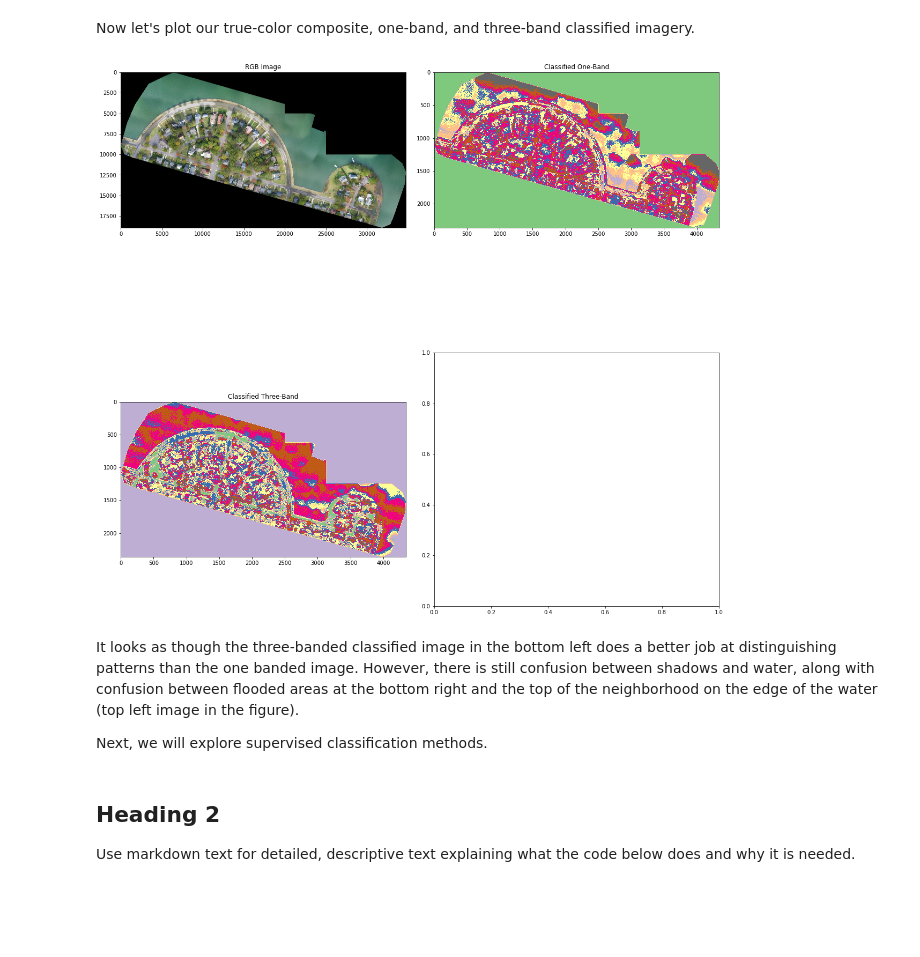
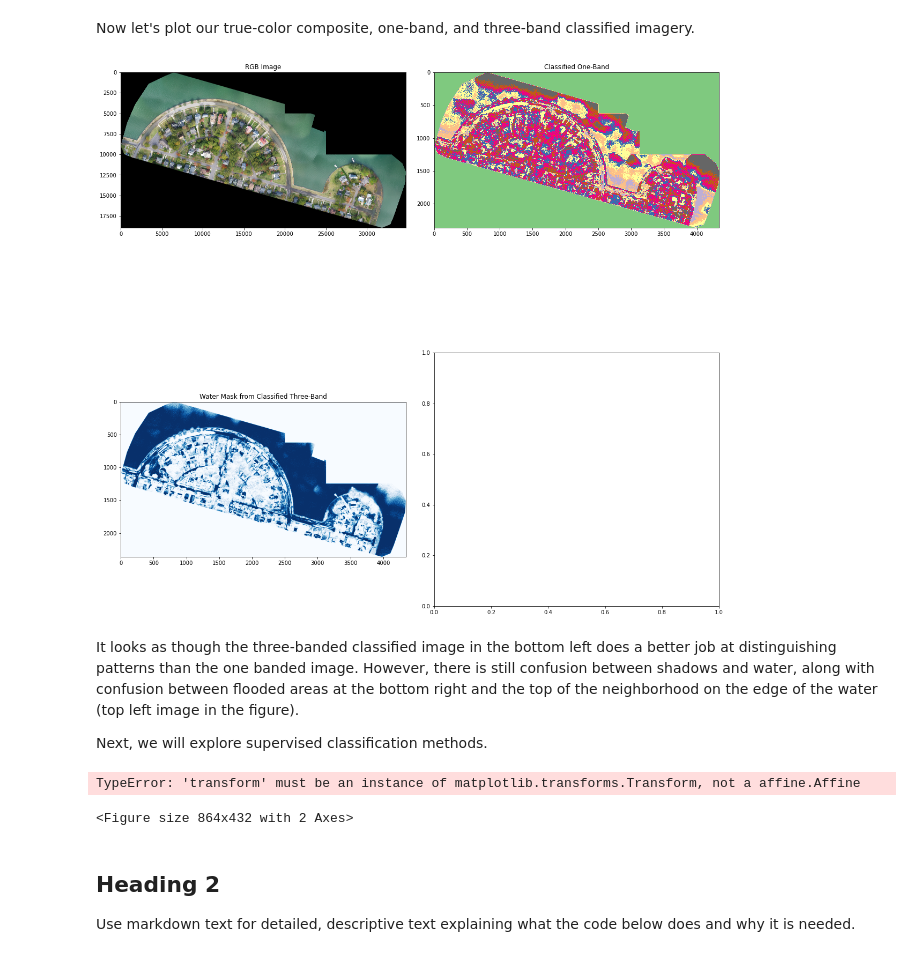
Before and after one commit to ODU-GeoSEA/va-datacube, a Jupyter notebook: real_world_examples/UAV_floodFeatures_Classifcation.ipynb, the cells around one changed output. Cells and saved outputs as stored; diff of their text form; code cells hidden in the pictures; blank space fills up the shorter version.

Commit message:
Created Water mask from k-means with 3 bands

```diff
--- a/real_world_examples/UAV_floodFeatures_Classifcation.ipynb
+++ b/real_world_examples/UAV_floodFeatures_Classifcation.ipynb
@@ -305,40 +364,105 @@ Now let's plot our true-color composite, one-band, and three-band classified ima
 # %%
 # Create a figure with four subplots
 fig, axs = plt.subplots(nrows=2, ncols=2, figsize=(20, 20))
 
 # Plot the 3-band geotiff in the first subplot
 axs[0, 0].imshow(np.stack([
         raster_dataset.red,
         raster_dataset.green,
         raster_dataset.blue
     ], axis=2))
 
 # Set the title of the first subplot
 axs[0, 0].set_title('RGB Image')
 
 # Plot the first classified image in the second subplot
 axs[0, 1].imshow(clustered_oneBand, cmap='Accent')
 
 # Set the title of the second subplot
 axs[0, 1].set_title('Classified One-Band')
 
 # Plot the second classified image in the third subplot
-axs[1, 0].imshow(clustered, cmap='Accent')
+axs[1, 0].imshow(water_mask, cmap='Blues')
 
 # Set the title of the third subplot
-axs[1, 0].set_title('Classified Three-Band')
+axs[1, 0].set_title('Water Mask from Classified Three-Band')
 
 # Adjust spacing between subplots
 plt.subplots_adjust(wspace=0.1, hspace=0.3)
 
 # Display the figure
 plt.show()
 # %% [output]
-[figure, old version]
+[figure, new version]
 # %% [markdown]
 It looks as though the three-banded classified image in the bottom left does a better job at distinguishing patterns than the one banded image. However, there is still confusion between shadows and water, along with confusion between flooded areas at the bottom right and the top of the neighborhood on the edge of the water (top left image in the figure).
 
 Next, we will explore supervised classification methods.
+# %%
+%matplotlib inline
+upscale_factor = 1/8
+
+# Load the RGB geotiff
+with rasterio.open(raster_path) as dataset:
+
+    # Define the target shape after resampling
+    target_height = int(dataset.height * upscale_factor)
+    target_width = int(dataset.width * upscale_factor)
+
+    # Resample data to target shape
+    data = dataset.read(
+        out_shape=(
+            dataset.count,
+            target_height,
+            target_width
+        ),
+        resampling=Resampling.nearest
+    )
+
+    # Scale image transform
+    transform = dataset.transform * dataset.transform.scale(
+        (dataset.width / data.shape[-1]),
+        (dataset.height / data.shape[-2])
+    )
+
+    # Get red, green, and blue bands
+    red = data[0]
+    green = data[1]
+    blue = data[2]
+
+    # Combine the red, green, and blue bands to create an RGB image
+    rgb = np.stack([red, green, blue], axis=0)
+
+    # Reshape the RGB image to match the target shape
+    rgb = np.transpose(rgb, (1, 2, 0))
+
+    # Reshape to a 2D array for k-means clustering
+    X = np.column_stack([red.flatten(), green.flatten(), blue.flatten()])
+
+    # Perform k-means clustering
+    kmeans = KMeans(n_clusters=6, random_state=0).fit(X)
+    labels = kmeans.predict(X)
+
+    # Get the cluster labels for each pixel
+    labels = kmeans.labels_
+
+    # Reshape the labels back to the original image shape
+    labels_2d = labels.reshape((target_height, target_width))
+
+    # Create a binary water mask using the labels
+    water_mask = np.zeros_like(labels_2d)
+    water_mask[np.isin(labels_2d, [2])] = 1  # Use multiple labels to detect water in the image
+
+# Plot the RGB image and water mask side by side
+fig, (ax1, ax2) = plt.subplots(ncols=2, figsize=(12, 6))
+ax1.imshow(rgb, transform=transform)
+ax1.set_title('Upscaled RGB Image')
+ax2.imshow(water_mask, cmap='Accent')
+ax2.set_title('Water Mask')
+plt.show()
+# %% [output]
+TypeError: 'transform' must be an instance of matplotlib.transforms.Transform, not a affine.Affine
+<Figure size 864x432 with 2 Axes>
 # %% [markdown]
 ## Heading 2
 
```
Also changed, not shown: parts of 2 cells of this notebook.
